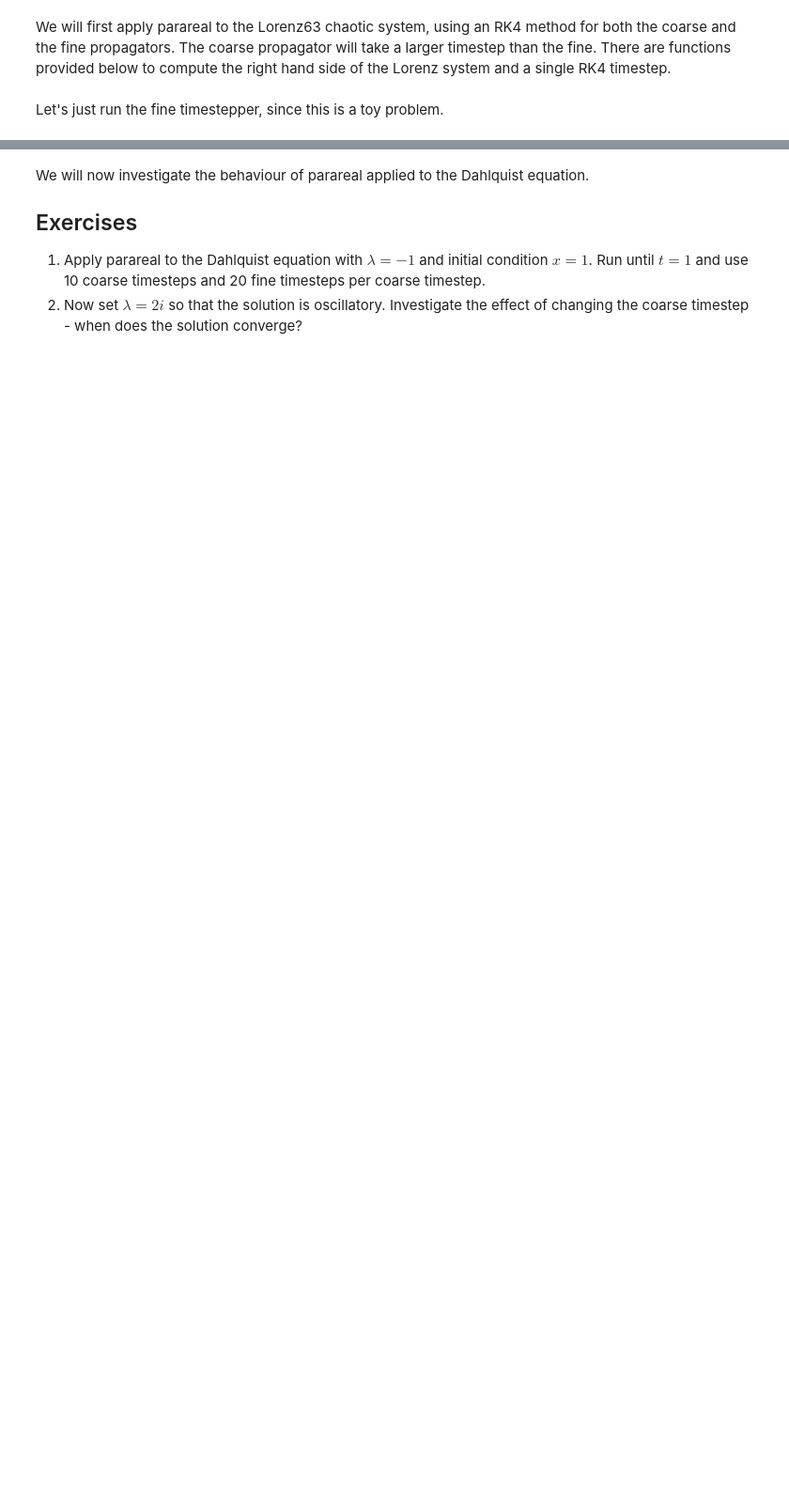
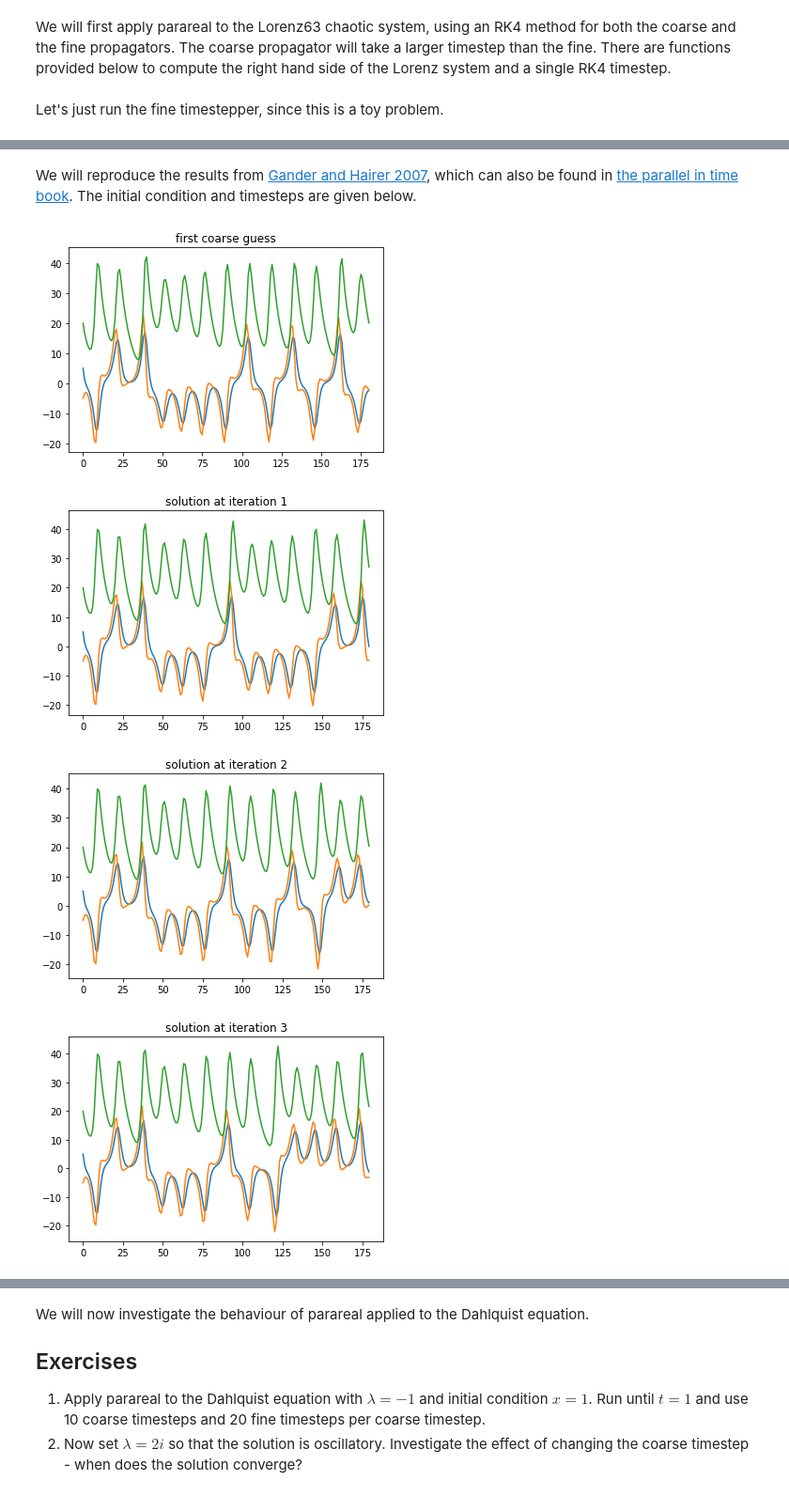
Before and after one commit to jshipton/ExascaleAlgorithmsPDEs, a Jupyter notebook: parareal_answers.ipynb, the cells around one changed output, grey strips where cells are left out. Shown at 94% size. Drawn from its saved outputs; the diff is of its cells as text; code cells hidden in the pictures; blank space fills up the shorter version.

```diff
--- a/parareal_answers.ipynb
+++ b/parareal_answers.ipynb
@@ -98,38 +99,101 @@ We will reproduce the results from Gander and Hairer 2007. The initial condition
+# %% [markdown]
+We will reproduce the results from [Gander and Hairer 2007](https://www.unige.ch/~gander/Preprints/gander_plenary2007.pdf), which can also be found in [the parallel in time book](https://www.unige.ch/~gander/poly.pdf). The initial condition and timesteps are given below.
 # %%
 # initial condition
 X0 = np.array((5, -5, 20))
 
 # final time
 t_max = 10
 
 # total number of coarse timesteps
 Nc = 180
 
 # coarse timestep
 Dt = t_max/Nc
 
 # total number of fine timesteps
 total_Nf = 14400
 
 # number of fine timesteps per coarse timestep
 Nf = int(total_Nf/Nc)
 
 # fine timestep
 dt = t_max/total_Nf
 
 # specify rhs function
 rhs = lorenz63
 
+# Xc_soln will hold our current best solution at each of
+# the coarse time levels. Here we copy the initial condition
+# to it - we will append values for later coarse times
+# as they are calculated below
+Xc_soln = X0.copy()
+
+# We also need the initial condition as the input to our coarse
+# propagator
+Xc_n = X0
+
 # compute the first iteration using the coarse propagator
-#### FILL THIS IN
+for nsteps in range(Nc):
+    # this applies one coarse timestep of RK4
+    Xc_np1 = rk4(Dt, Xc_n, rhs)
+    # we append it to the solution array
+    Xc_soln = np.vstack((Xc_soln, Xc_np1))
+    Xc_n = Xc_np1
 
-# number of iterations
+# plot first guess
+plt.plot(Xc_soln[:, 0])
+plt.plot(Xc_soln[:, 1])
+plt.plot(Xc_soln[:, 2])
+plt.title("first coarse guess")
+plt.show()
+
+# number of parareal iterations
 nits = 6
 
-# now write an iteration loop using the coarse propagator as an initial condition for
-# the fine propagator on each time interval
+# This will hold the values of the fine propagator at the coarse
+# times. Since we write to is, rather than update the values, we
+# can use np.empty.
+Xf = np.empty((Nc, 3))
+
+# The iteration loop using the coarse propagator as an initial condition
+# for the fine propagator on each time interval
 for k in range(nits):
-    ### FILL THIS IN
 
-    # Now compute the corrections
+    # For each time interval we compute the fine solution, starting
+    # from our current best solution, stored in Xc_soln. In a
+    # parallel implementation this would be shared out with one
+    # processor for each time interval.
     for i in range(Nc-1):
+        Xf_n = Xc_soln[i,:].copy()
+        # This is the fine integrator
+        for j in range(Nf):
+            Xf_np1 = rk4(dt, Xf_n, rhs)
+            Xf_n = Xf_np1
+        # Store the final value of the fine integrator
+        Xf[i] = Xf_n.copy()
+
+    # Now compute the corrections...
+    # Xc_new will hold the corrected values. Copy the initial
+    # condition and append to it later, as with Xc_soln
+    Xc_new = X0.copy()
+    Xc_n = X0
+    for i in range(Nc-1):
+        # This does G^{k+1} - G^{k} + F^{k}, computing the G values as
+        # one coarse timestep of RK4.
+        Xc_np1 = rk4(Dt, Xc_n, rhs) - rk4(Dt, Xc_soln[i,:], rhs) + Xf[i]
+        Xc_new = np.vstack((Xc_new, Xc_np1))
+        Xc_n = Xc_np1
+    Xc_soln = Xc_new.copy()
+
+    # we can plot the time evolution of the coordinates
+    plt.plot(Xc_soln[:, 0])
+    plt.plot(Xc_soln[:, 1])
+    plt.plot(Xc_soln[:, 2])
+    plt.title(f"solution at iteration {k+1}")
+    plt.show()
+# %% [output]
+[figure, added]
+[figure, added]
+[figure, added]
+[figure, added]
```
Also changed, not shown: parts of 4 cells of this notebook.
